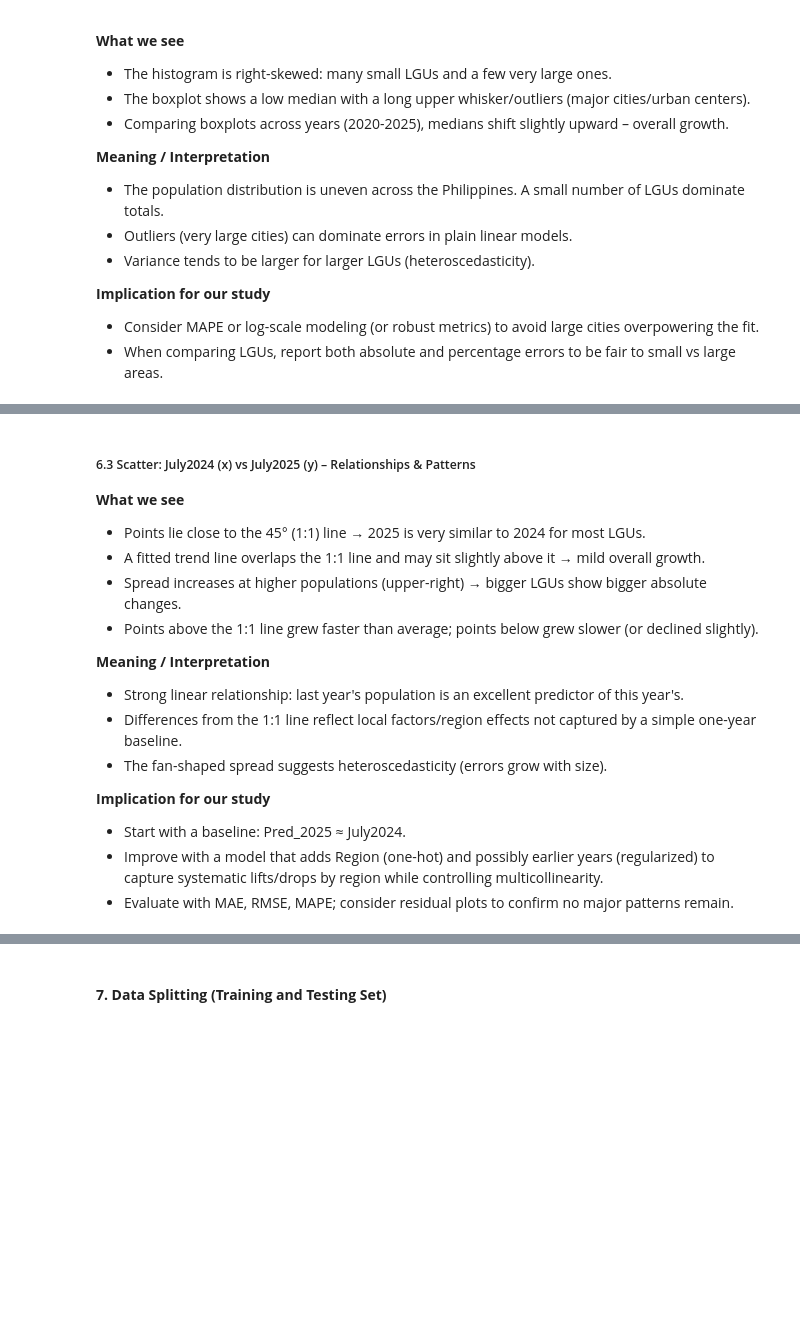
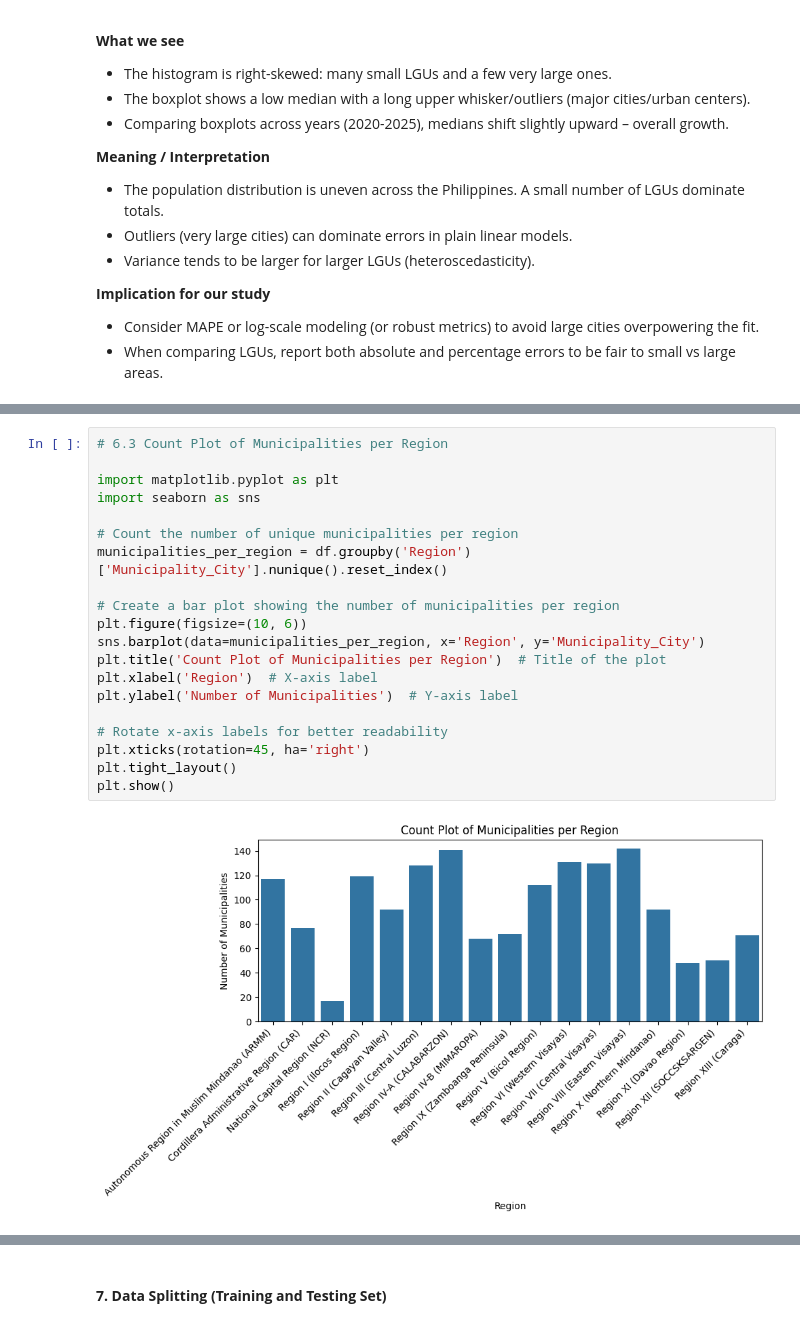
Before and after one commit to Mariopogi/Machine-Learning-Program-Exercises-Group-5-BSIT-2A, a Jupyter notebook: Classification.ipynb, the cells around one changed output, grey strips where cells are left out. Saved outputs shown, nothing was run; the diff lists cells and outputs as text; blank space fills up the shorter version.

Commit message:
added count plot

```diff
--- a/Classification.ipynb
+++ b/Classification.ipynb
@@ -501,18 +472,22 @@ plt.show()
-# %% [markdown]
-##### 6.3 Scatter: July2024 (x) vs July2025 (y) – Relationships & Patterns
-
-**What we see**
-- Points lie close to the 45° (1:1) line → 2025 is very similar to 2024 for most LGUs.
-- A fitted trend line overlaps the 1:1 line and may sit slightly above it → mild overall growth.
-- Spread increases at higher populations (upper-right) → bigger LGUs show bigger absolute changes.
-- Points above the 1:1 line grew faster than average; points below grew slower (or declined slightly).
-
-**Meaning / Interpretation**
-- Strong linear relationship: last year's population is an excellent predictor of this year's.
-- Differences from the 1:1 line reflect local factors/region effects not captured by a simple one-year baseline.
-- The fan-shaped spread suggests heteroscedasticity (errors grow with size).
-
-**Implication for our study**
-- Start with a baseline: Pred_2025 ≈ July2024.
-- Improve with a model that adds Region (one-hot) and possibly earlier years (regularized) to capture systematic lifts/drops by region while controlling multicollinearity.
-- Evaluate with MAE, RMSE, MAPE; consider residual plots to confirm no major patterns remain.
+# %%
+# 6.3 Count Plot of Municipalities per Region
+
+import matplotlib.pyplot as plt
+import seaborn as sns
+
+# Count the number of unique municipalities per region
+municipalities_per_region = df.groupby('Region')['Municipality_City'].nunique().reset_index()
+
+# Create a bar plot showing the number of municipalities per region
+plt.figure(figsize=(10, 6))
+sns.barplot(data=municipalities_per_region, x='Region', y='Municipality_City')
+plt.title('Count Plot of Municipalities per Region')  # Title of the plot
+plt.xlabel('Region')  # X-axis label
+plt.ylabel('Number of Municipalities')  # Y-axis label
+
+# Rotate x-axis labels for better readability
+plt.xticks(rotation=45, ha='right')
+plt.tight_layout()
+plt.show()
+# %% [output]
+[figure, added]
```
Also changed, not shown: parts of 2 cells of this notebook.
